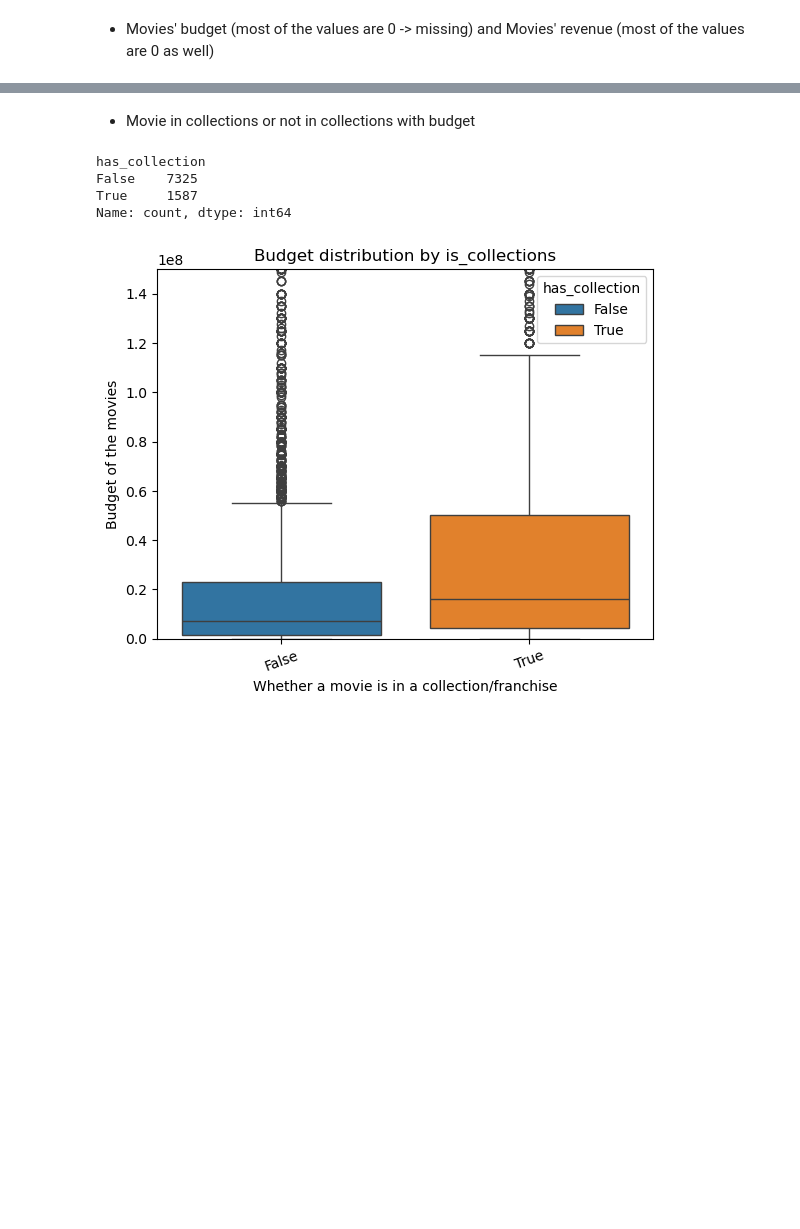
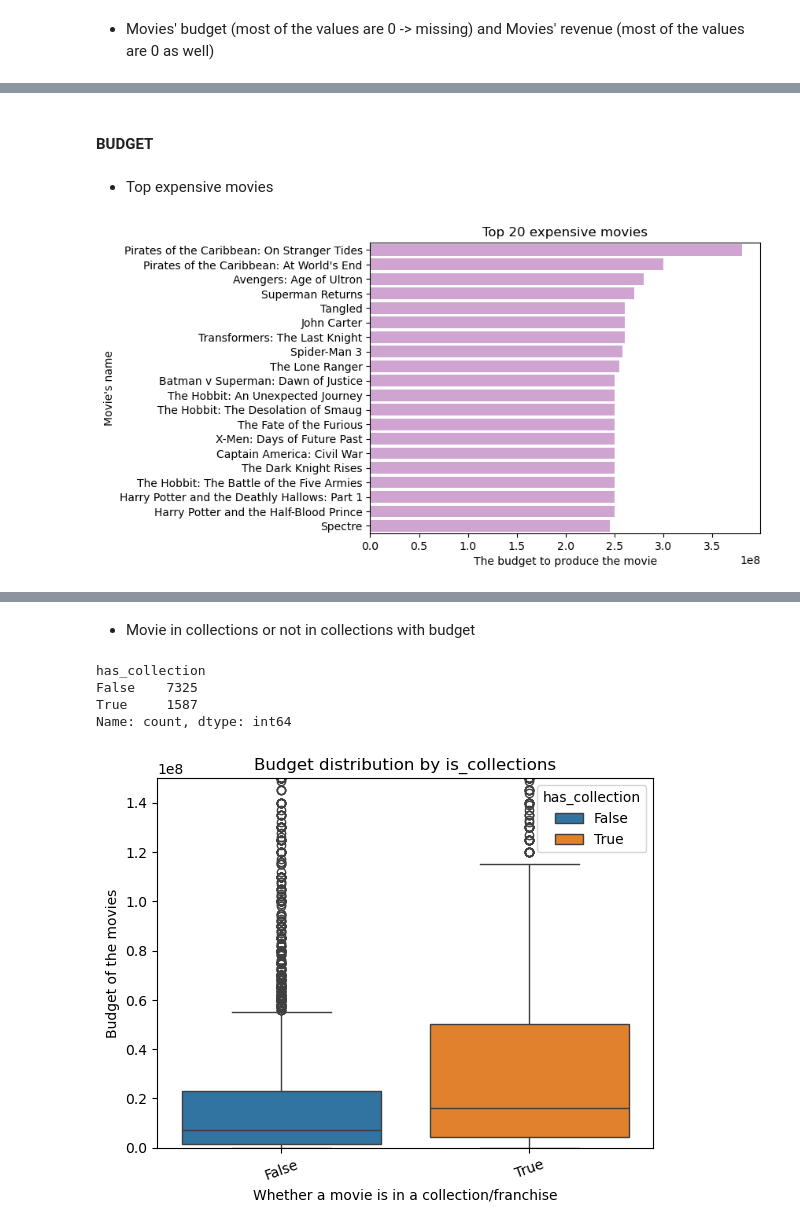
Before and after one commit to Duyduide/Movie-recommendation, a Jupyter notebook: notebooks/02_regression.ipynb, the cells around one changed output, grey strips where cells are left out. Cells and saved outputs as stored; diff of their text form; code cells hidden in the pictures; blank space fills up the shorter version.

```diff
--- a/notebooks/02_regression.ipynb
+++ b/notebooks/02_regression.ipynb
@@ -668,0 +711,16 @@ revenue_df = movies_df[(movies_df["revenue"] != 0.0) & (movies_df["revenue"].not
+# %% [markdown]
+#### BUDGET
+# %% [markdown]
+- Top expensive movies
+# %%
+top_expensive = 20
+top_expensive_movies = budget_df.sort_values(by="budget", ascending=False).head(top_expensive)
+
+sns.barplot(data=top_expensive_movies, x="budget", y="title", color=random_color())
+
+plt.xlabel("The budget to produce the movie")
+plt.ylabel("Movie's name")
+plt.title(f"Top {top_expensive} expensive movies")
+plt.show()
+# %% [output]
+[figure, added]
```
Also changed, not shown: parts of 24 cells of this notebook, 1 other file.
